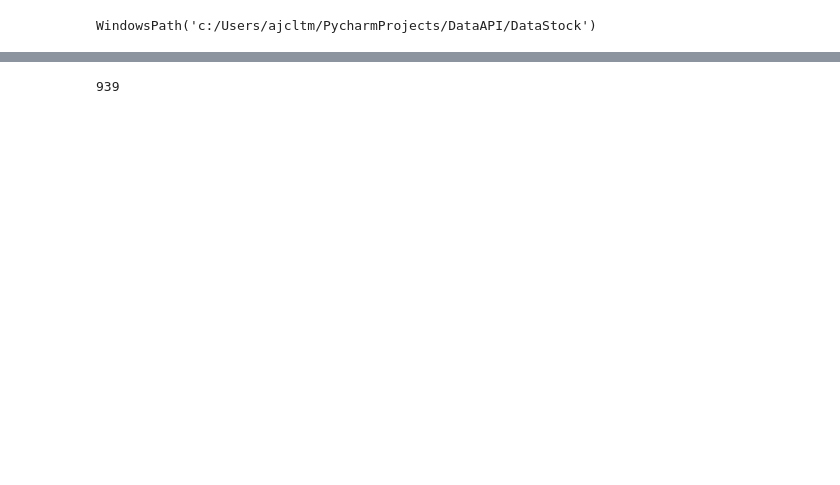
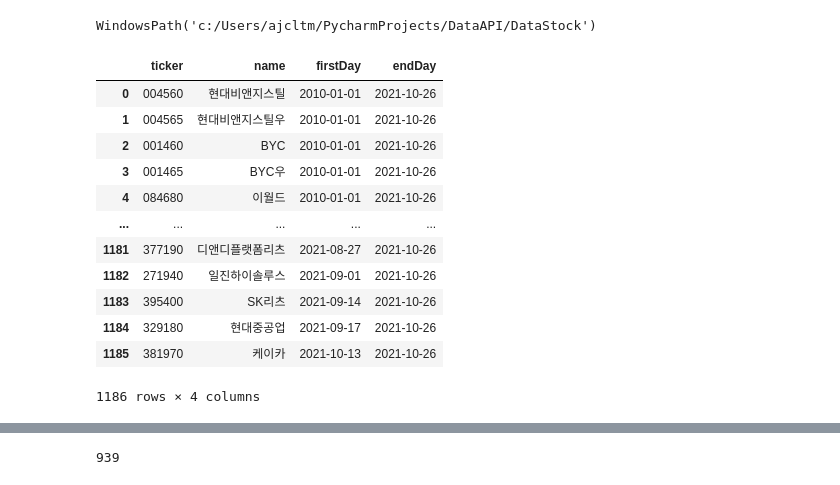
Before and after one commit to ajcltm/DataAPI, a Jupyter notebook: 211008_queryDataStock.ipynb, the cells around one changed output, grey strips where cells are left out. Cells and saved outputs as stored; diff of their text form; code cells hidden in the pictures; blank space fills up the shorter version.

```diff
--- a/211008_queryDataStock.ipynb
+++ b/211008_queryDataStock.ipynb
@@ -24,4 +23,19 @@ sd.upgradeDb('nOfShares')
 # %%
 query = QueryStockDataDB.QueryStockData(folderPath)
 # %%
-df = query.queryStockNumberOfSharesDB(by='parquet')
+df = query.queryStockListDB(by='parquet')
+df
+# %% [output]
+|  | ticker | name | firstDay | endDay |
+| 0 | 004560 | 현대비앤지스틸 | 2010-01-01 | 2021-10-26 |
+| 1 | 004565 | 현대비앤지스틸우 | 2010-01-01 | 2021-10-26 |
+| 2 | 001460 | BYC | 2010-01-01 | 2021-10-26 |
+| 3 | 001465 | BYC우 | 2010-01-01 | 2021-10-26 |
+| 4 | 084680 | 이월드 | 2010-01-01 | 2021-10-26 |
+| ... | ... | ... | ... | ... |
+| 1181 | 377190 | 디앤디플랫폼리츠 | 2021-08-27 | 2021-10-26 |
+| 1182 | 271940 | 일진하이솔루스 | 2021-09-01 | 2021-10-26 |
+| 1183 | 395400 | SK리츠 | 2021-09-14 | 2021-10-26 |
+| 1184 | 329180 | 현대중공업 | 2021-09-17 | 2021-10-26 |
+| 1185 | 381970 | 케이카 | 2021-10-13 | 2021-10-26 |
+1186 rows × 4 columns
```
Also changed, not shown: parts of 10 cells of this notebook, 1 other file.
